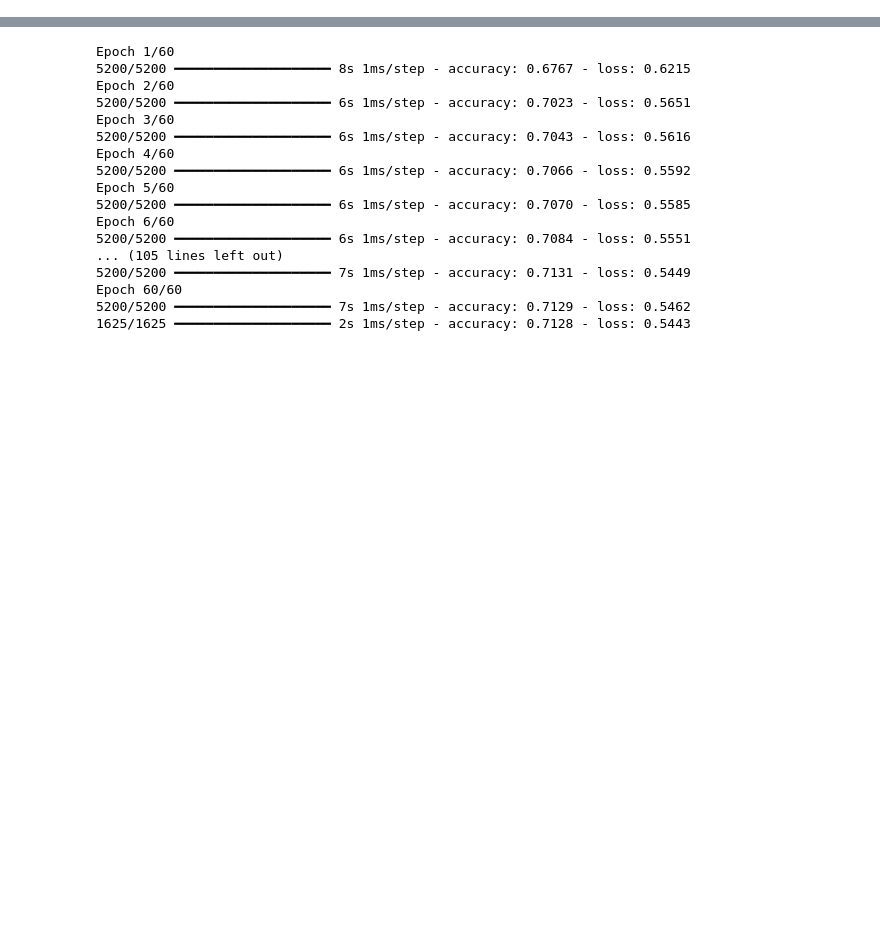
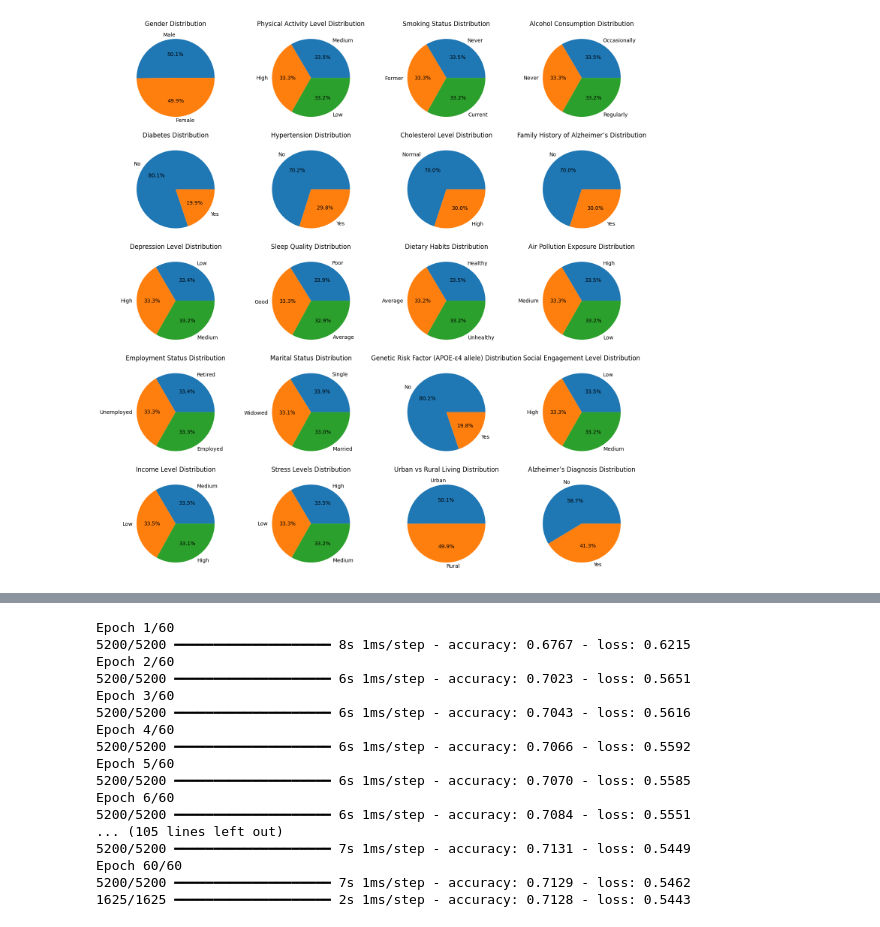
Before and after one commit to jeremlee/alzheimers-classification-model, a Jupyter notebook: main.ipynb, the cells around one changed output, grey strips where cells are left out. Drawn from its saved outputs; the diff is of its cells as text; code cells hidden in the pictures; blank space fills up the shorter version.

Commit message:
added pie charts of data distributions

```diff
--- a/main.ipynb
+++ b/main.ipynb
@@ -1,31 +1,76 @@
 # %%
 import pandas as pd
 import matplotlib.pyplot as plt
 from tensorflow.keras.models import Sequential
 from tensorflow.keras.layers import Dense, Input
 
+
 dataset = pd.read_csv('alzheimers_prediction_dataset.csv')
 dataset = dataset.drop(columns = ['Country'])
-dataset['Gender'] = dataset['Gender'].map({'Male': 0, 'Female': 1})
-dataset['Physical Activity Level'] = dataset['Physical Activity Level'].map({'Low': 0, 'Medium': 1, 'High': 2})
-dataset['Smoking Status'] = dataset['Smoking Status'].map({'Never': 0, 'Former': 1, 'Current': 2})
-dataset['Alcohol Consumption'] = dataset['Alcohol Consumption'].map({'Never': 0, 'Occasionally': 1, 'Regularly': 2})
-dataset['Diabetes'] = dataset['Diabetes'].map({'No': 0, 'Yes': 1})
-dataset['Hypertension'] = dataset['Hypertension'].map({'No': 0, 'Yes': 1})
-dataset['Cholesterol Level'] = dataset['Cholesterol Level'].map({'Normal': 0, 'High': 1})
-dataset['Family History of Alzheimer’s'] = dataset['Family History of Alzheimer’s'].map({'No': 0, 'Yes': 1})
-dataset['Depression Level'] = dataset['Depression Level'].map({'Low': 0, 'Medium': 1, 'High': 2})
-dataset['Sleep Quality'] = dataset['Sleep Quality'].map({'Poor': 0, 'Average': 1, 'Good': 2})
-dataset['Dietary Habits'] = dataset['Dietary Habits'].map({'Unhealthy': 0, 'Average': 1, 'Healthy': 2})
-dataset['Air Pollution Exposure'] = dataset['Air Pollution Exposure'].map({'Low': 0, 'Medium': 1, 'High': 2})
-dataset['Employment Status'] = dataset['Employment Status'].map({'Retired': 0, 'Unemployed': 1, 'Employed': 2})
-dataset['Marital Status'] = dataset['Marital Status'].map({'Widowed': 0, 'Married': 1, 'Single': 2})
-dataset['Genetic Risk Factor (APOE-ε4 allele)'] = dataset['Genetic Risk Factor (APOE-ε4 allele)'].map({'No': 0, 'Yes': 1})
-dataset['Social Engagement Level'] = dataset['Social Engagement Level'].map({'Low': 0, 'Medium': 1, 'High': 2})
-dataset['Income Level'] = dataset['Income Level'].map({'Low': 0, 'Medium': 1, 'High': 2})
-dataset['Stress Levels'] = dataset['Stress Levels'].map({'Low': 0, 'Medium': 1, 'High': 2})
-dataset['Urban vs Rural Living'] = dataset['Urban vs Rural Living'].map({'Urban': 0, 'Rural': 1})
-dataset['Alzheimer’s Diagnosis'] = dataset['Alzheimer’s Diagnosis'].map({'No': 0, 'Yes': 1})
+
+mappings = {
+    'Gender': {'Male': 0, 'Female': 1},
+    'Physical Activity Level': {'Low': 0, 'Medium': 1, 'High': 2},
+    'Smoking Status': {'Never': 0, 'Former': 1, 'Current': 2},
+    'Alcohol Consumption': {'Never': 0, 'Occasionally': 1, 'Regularly': 2},
+    'Diabetes': {'No': 0, 'Yes': 1},
+    'Hypertension': {'No': 0, 'Yes': 1},
+    'Cholesterol Level': {'Normal': 0, 'High': 1},
+    'Family History of Alzheimer’s': {'No': 0, 'Yes': 1},
+    'Depression Level': {'Low': 0, 'Medium': 1, 'High': 2},
+    'Sleep Quality': {'Poor': 0, 'Average': 1, 'Good': 2},
+    'Dietary Habits': {'Unhealthy': 0, 'Average': 1, 'Healthy': 2},
+    'Air Pollution Exposure': {'Low': 0, 'Medium': 1, 'High': 2},
+    'Employment Status': {'Retired': 0, 'Unemployed': 1, 'Employed': 2},
+    'Marital Status': {'Widowed': 0, 'Married': 1, 'Single': 2},
+    'Genetic Risk Factor (APOE-ε4 allele)': {'No': 0, 'Yes': 1},
+    'Social Engagement Level': {'Low': 0, 'Medium': 1, 'High': 2},
+    'Income Level': {'Low': 0, 'Medium': 1, 'High': 2},
+    'Stress Levels': {'Low': 0, 'Medium': 1, 'High': 2},
+    'Urban vs Rural Living': {'Urban': 0, 'Rural': 1},
+    'Alzheimer’s Diagnosis': {'No': 0, 'Yes': 1}
+}
+
+for column, mapping in mappings.items():
+    dataset[column] = dataset[column].map(mapping)
+
+reverse_mappings = {
+    'Gender': {0: 'Male', 1: 'Female'},
+    'Physical Activity Level': {0: 'Low', 1: 'Medium', 2: 'High'},
+    'Smoking Status': {0: 'Never', 1: 'Former', 2: 'Current'},
+    'Alcohol Consumption': {0: 'Never', 1: 'Occasionally', 2: 'Regularly'},
+    'Diabetes': {0: 'No', 1: 'Yes'},
+    'Hypertension': {0: 'No', 1: 'Yes'},
+    'Cholesterol Level': {0: 'Normal', 1: 'High'},
+    'Family History of Alzheimer’s': {0: 'No', 1: 'Yes'},
+    'Depression Level': {0: 'Low', 1: 'Medium', 2: 'High'},
+    'Sleep Quality': {0: 'Poor', 1: 'Average', 2: 'Good'},
+    'Dietary Habits': {0: 'Unhealthy', 1: 'Average', 2: 'Healthy'},
+    'Air Pollution Exposure': {0: 'Low', 1: 'Medium', 2: 'High'},
+    'Employment Status': {0: 'Retired', 1: 'Unemployed', 2: 'Employed'},
+    'Marital Status': {0: 'Widowed', 1: 'Married', 2: 'Single'},
+    'Genetic Risk Factor (APOE-ε4 allele)': {0: 'No', 1: 'Yes'},
+    'Social Engagement Level': {0: 'Low', 1: 'Medium', 2: 'High'},
+    'Income Level': {0: 'Low', 1: 'Medium', 2: 'High'},
+    'Stress Levels': {0: 'Low', 1: 'Medium', 2: 'High'},
+    'Urban vs Rural Living': {0: 'Urban', 1: 'Rural'},
+    'Alzheimer’s Diagnosis': {0: 'No', 1: 'Yes'}
+}
+
+fig, axes = plt.subplots(5, 4, figsize=(15, 15))
+for i, (column, mapping) in enumerate(mappings.items()):
+    row, col = divmod(i, 4)
+    axes[row, col].pie(
+        dataset[column].value_counts(),
+        labels=[reverse_mappings[column][val] for val in dataset[column].unique()],
+        autopct='%1.1f%%'
+    )
+    axes[row, col].set_title(f'{column} Distribution')
+
+plt.tight_layout()
+plt.show()
+# %% [output]
+[figure, added]
 # %%
 X = dataset.drop(columns=['Alzheimer’s Diagnosis'])
 y = dataset['Alzheimer’s Diagnosis']
```
Also changed, not shown: parts of 1 cell of this notebook.
